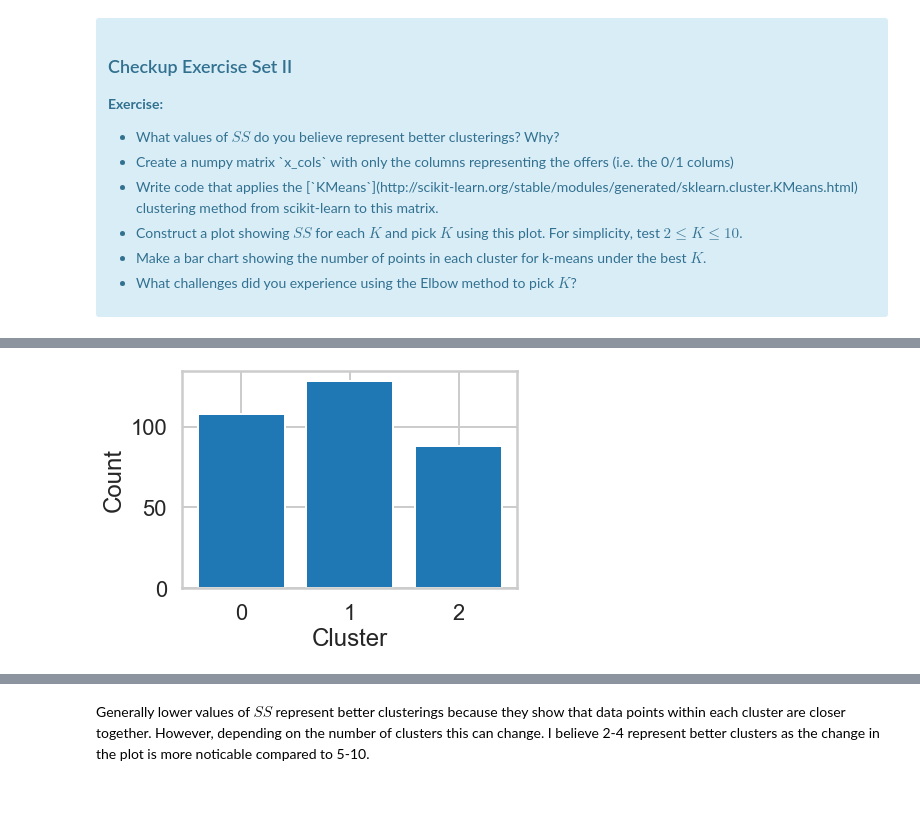
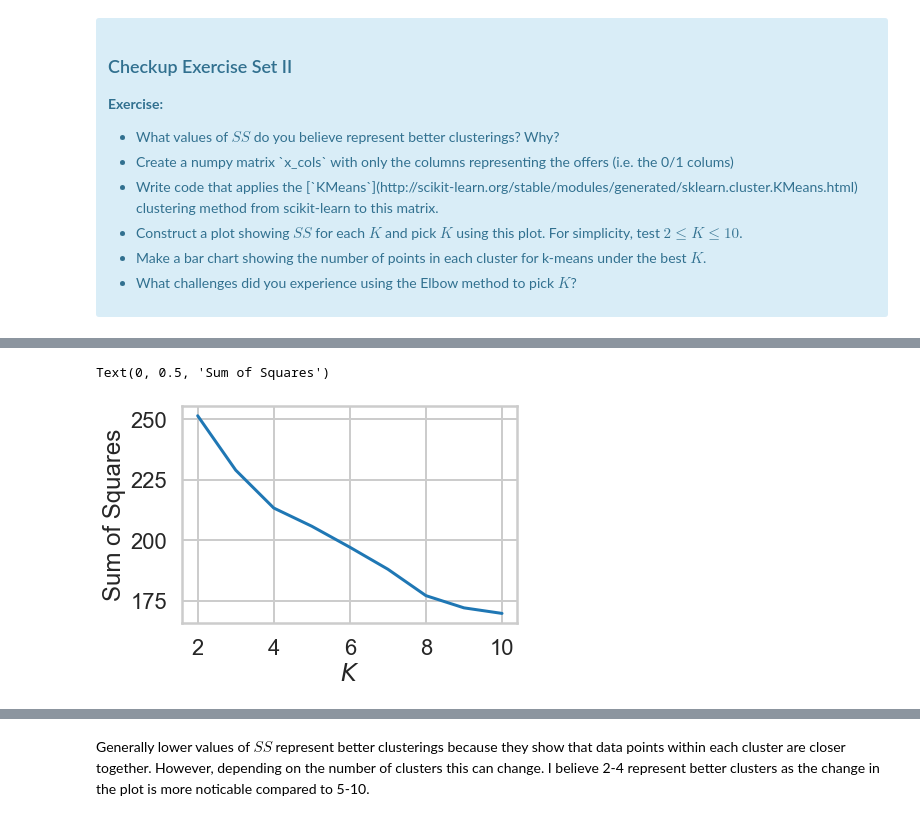
Before and after one commit to AutomationKay/Data-Science-, a Jupyter notebook: Clustering Case Study/Clustering Case Study - Customer Segmentation with K-Means - Tier 3.ipynb, the cells around one changed output, grey strips where cells are left out. Cells and saved outputs as stored; diff of their text form; code cells hidden in the pictures.

Commit message:
Clustering Case Study

```diff
--- a/Clustering Case Study/Clustering Case Study - Customer Segmentation with K-Means - Tier 3.ipynb
+++ b/Clustering Case Study/Clustering Case Study - Customer Segmentation with K-Means - Tier 3.ipynb
@@ -176,20 +146,26 @@ plt.show()
-# %%
-import numpy as np
-
-#Creating a KMeans model with the best K
-best_k = 3
-kmeans = KMeans(n_clusters=best_k)
-kmeans.fit(x_cols)
-
-#Creating a dataframe with the cluster labels and counts
-labels, counts = np.unique(kmeans.labels_,return_counts=True)
-
-df_clusters = pd.DataFrame({'cluster': labels, 'count': counts})
-
-#Creating bar chart of the cluster counts
-plt.bar(df_clusters['cluster'],df_clusters['count'])
-plt.xlabel('Cluster')
-plt.ylabel('Count')
-plt.show()
-# %% [output]
-[figure, removed]
+# %%
+from sklearn.cluster import KMeans
+import numpy as np
+
+
+ss = []
+
+assignments = {}
+
+X = pivot_table.to_numpy()
+
+Krange = list(range(2,11))
+
+for K in Krange:
+    model = KMeans(n_clusters=K)
+    assigned_cluster = model.fit_predict(X)
+    centers = model.cluster_centers_
+    ss.append(np.sum((X-centers[assigned_cluster])**2))
+    assignments[str(K)] = assigned_cluster
+# %%
+plt.plot(Krange, ss)
+plt.xlabel("$K$")
+plt.ylabel("Sum of Squares")
+# %% [output]
+Text(0, 0.5, 'Sum of Squares')
+[figure, added]
```
Also changed, not shown: parts of 29 cells of this notebook.
